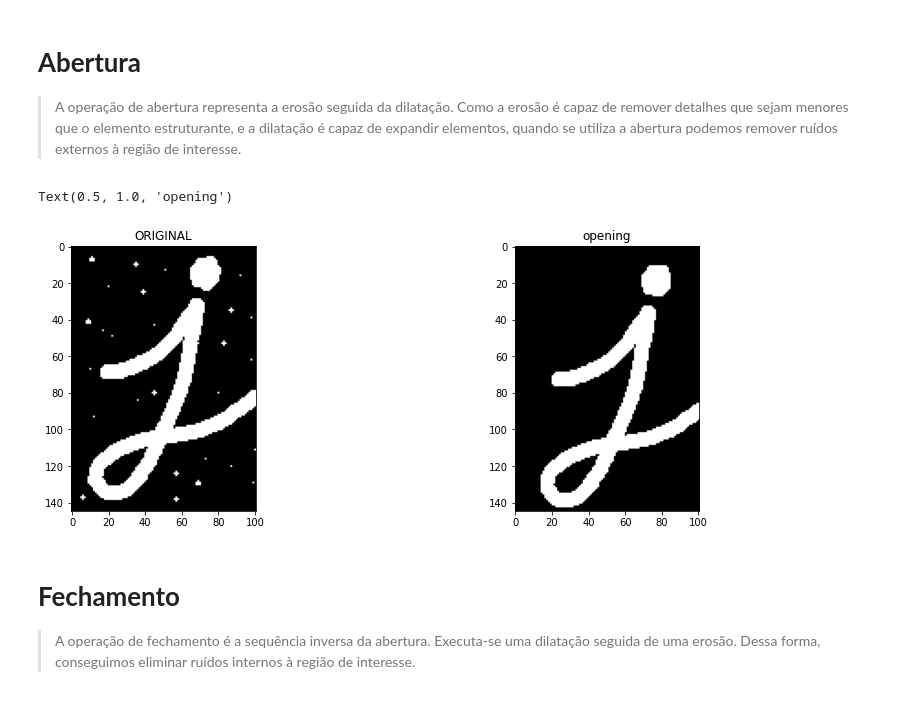
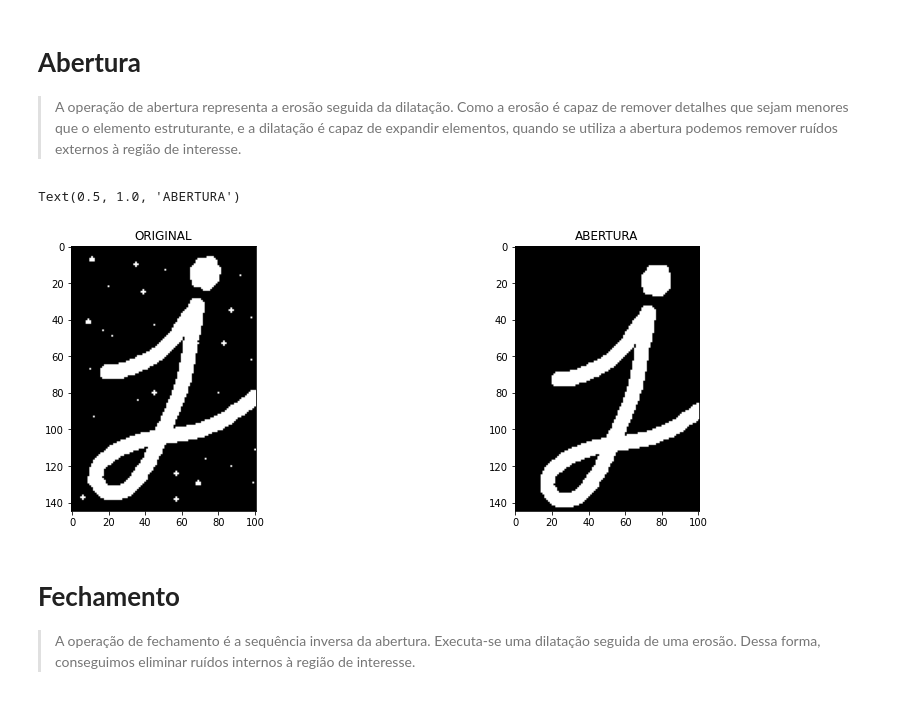
Before and after one commit to Jose-Bruno/ProcessamentoDigitalDeImagens, a Jupyter notebook: Projeto_Final_José_Bruno_da_Silva_Santos.ipynb, the cells around one changed output. Cells and saved outputs as stored; diff of their text form; code cells hidden in the pictures.

```diff
--- a/Projeto_Final_José_Bruno_da_Silva_Santos.ipynb
+++ b/Projeto_Final_José_Bruno_da_Silva_Santos.ipynb
@@ -163,20 +163,20 @@ def opening(image, structure_element):
 # %%
 img_opening = binarize(image_abertura)
 image_opening = opening(img_opening, structure_element)
 
 fig = plt.figure(figsize=(6.4 * 3, 4.8 * 3), constrained_layout=False)
 # image original
 fig1 = fig.add_subplot(1, 5, 1)
 fig1.imshow(img_opening, cmap="gray")
 plt.title("ORIGINAL")
 
 # opening
 fig3 = fig.add_subplot(1, 5, 3)
 fig3.imshow(image_opening, cmap="gray")
-plt.title("opening")
+plt.title("ABERTURA")
 # %% [output]
-Text(0.5, 1.0, 'opening')
+Text(0.5, 1.0, 'ABERTURA')
-[figure, old version]
+[figure, new version]
 # %% [markdown]
 # **Fechamento**
 
```
Also changed, not shown: parts of 1 cell of this notebook.
